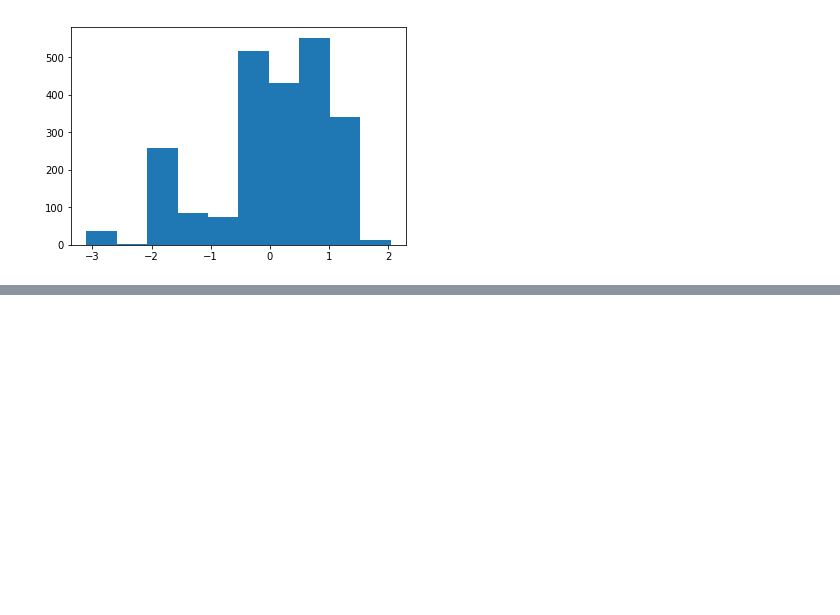
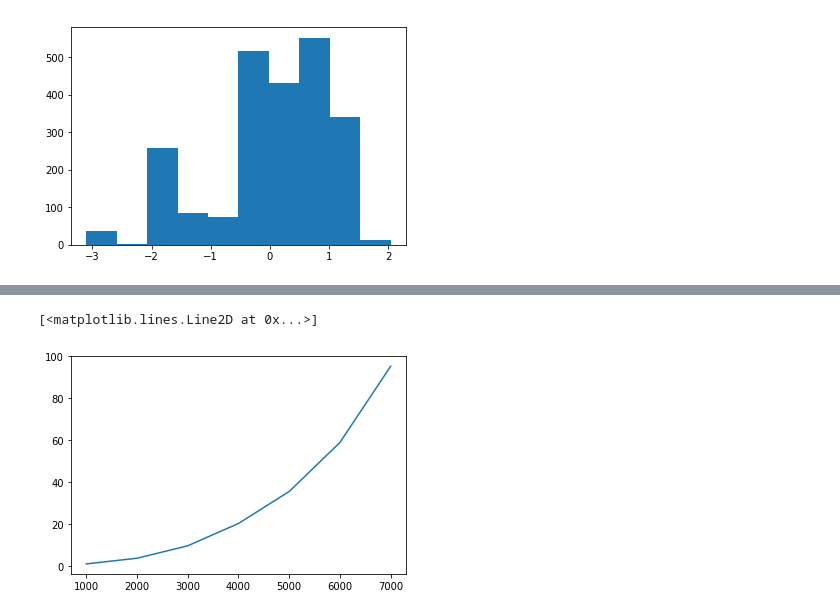
Before and after one commit to idelbrid/Randomly-Projected-Additive-GPs, a Jupyter notebook: workspace.ipynb, the cells around one changed output, grey strips where cells are left out. Cells and saved outputs as stored; diff of their text form; code cells hidden in the pictures; blank space fills up the shorter version.

```diff
--- a/workspace.ipynb
+++ b/workspace.ipynb
@@ -1684,0 +2057,28 @@ plt.hist(trainY.numpy())
+# %%
+times = []
+ns = []
+# %%
+for n in np.arange(1000, 10000, 1000):
+    n = int(n)
+    print(n)
+    d = 1
+    k = 1
+    J = 1
+    synthX = torch.randn(n, 1)
+    synthY = torch.sin(synthX).squeeze()
+    Ws = [rp.gen_rp(d, k) for i in range(J)]
+    bs = [torch.zeros(1, k) for i in range(J)]
+#     base_kernels = [GridInterpolationKernel(RBFKernel(), n, num_dims=k) for i in range(J)]
+#     kernel = gp_helpers.RPKernel(J, k, d, base_kernels, Ws, bs, activation=None)
+#     kernel = base_kernels[0]
+    kernel = RBFKernel()
+    likelihood = gpytorch.likelihoods.GaussianLikelihood()
+    with gpytorch.settings.fast_pred_var(False):
+        model = gp_helpers.ExactGPModel(synthX, synthY, likelihood, kernel)
+
+    t1 = time.perf_counter()
+    model.eval()
+    p = model(synthX)
+    t2 = time.perf_counter()
+    times.append(t2-t1)
+    ns.append(n)
@@ -1684,0 +2095,5 @@ plt.hist(trainY.numpy())
+# %%
+plt.plot(ns, times)
+# %% [output]
+[<matplotlib.lines.Line2D at 0x...>]
+[figure, added]
```
Also changed, not shown: parts of 39 cells of this notebook, 4 other files.
